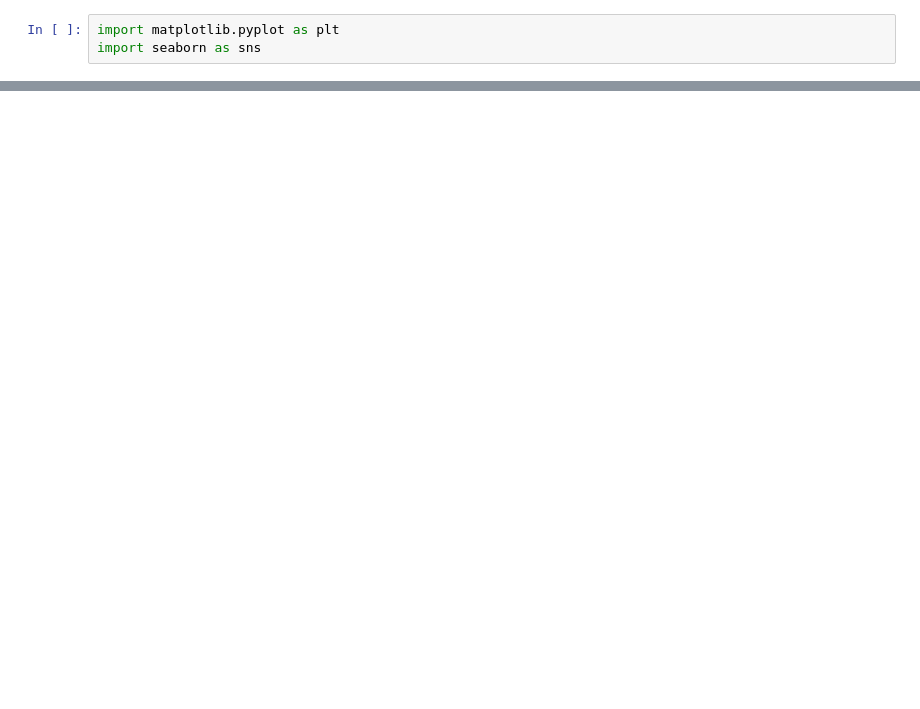
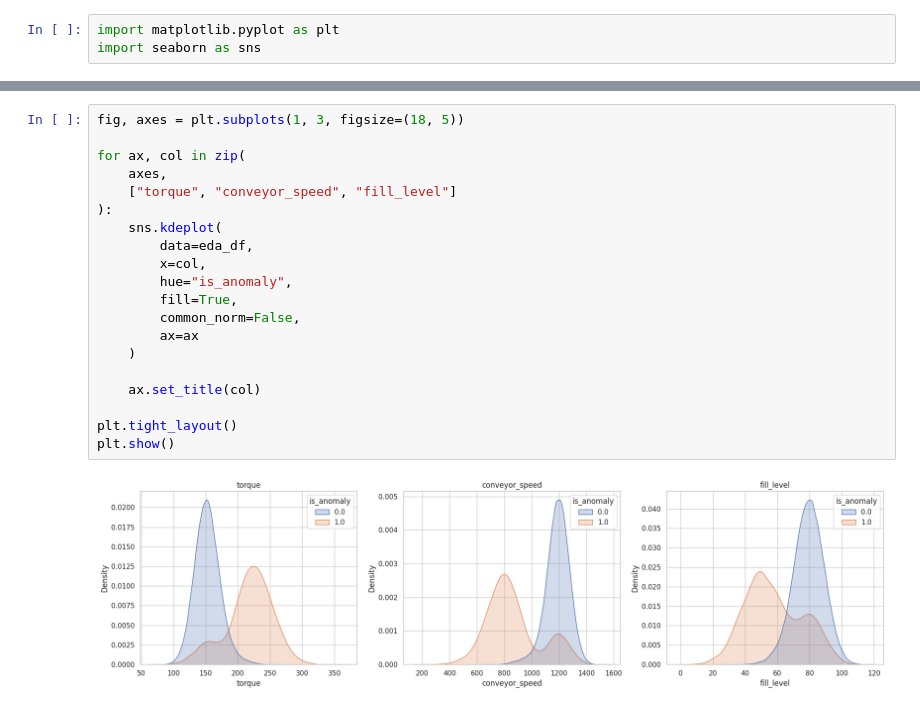
Before and after one commit to Alokik24/Supply_chain_monitor, a Jupyter notebook: notebooks/eda.ipynb, the cells around one changed output, grey strips where cells are left out. Cells and saved outputs as stored; diff of their text form; blank space fills up the shorter version.

```diff
--- a/notebooks/eda.ipynb
+++ b/notebooks/eda.ipynb
@@ -162,0 +594,22 @@ plt.show()
+# %%
+fig, axes = plt.subplots(1, 3, figsize=(18, 5))
+
+for ax, col in zip(
+    axes,
+    ["torque", "conveyor_speed", "fill_level"]
+):
+    sns.kdeplot(
+        data=eda_df,
+        x=col,
+        hue="is_anomaly",
+        fill=True,
+        common_norm=False,
+        ax=ax
+    )
+
+    ax.set_title(col)
+
+plt.tight_layout()
+plt.show()
+# %% [output]
+[figure, added]
```
Also changed, not shown: parts of 36 cells of this notebook, 15 other files.
